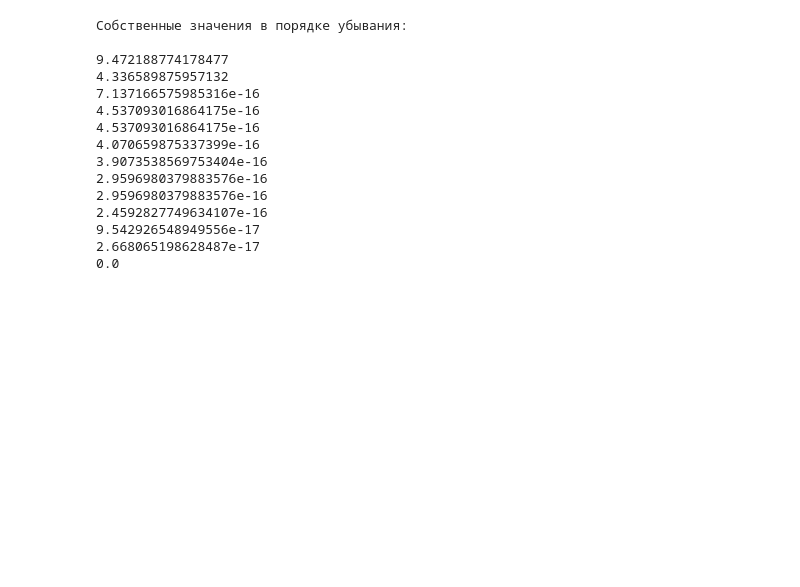
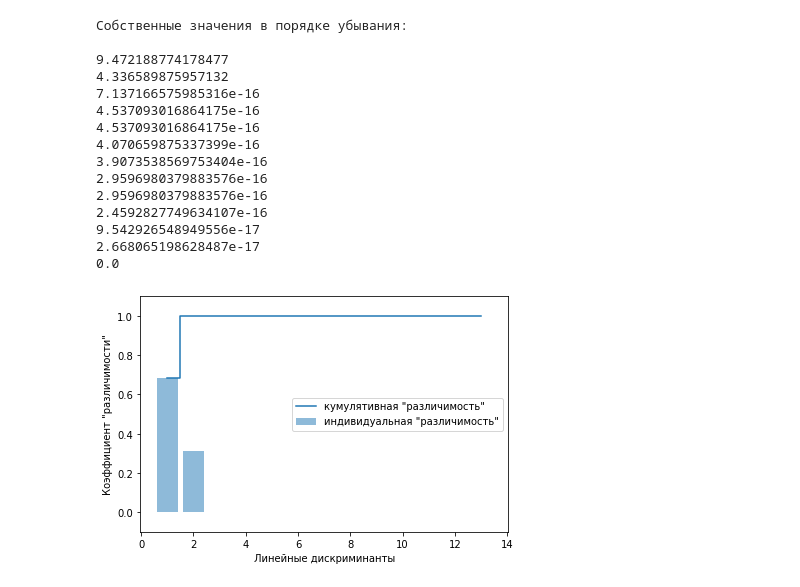
Before and after one commit to maxcool73/pml, a Jupyter notebook: dataextraction/dataextraction.ipynb, the cells around one changed output. Cells and saved outputs as stored; diff of their text form; code cells hidden in the pictures; blank space fills up the shorter version.

```diff
--- a/dataextraction/dataextraction.ipynb
+++ b/dataextraction/dataextraction.ipynb
@@ -188,3 +188,17 @@ for eigen_val in eigen_pairs:
 9.542926548949556e-17
 2.668065198628487e-17
 0.0
+# %%
+tot = sum(eigen_vals.real)
+discr = [(i / tot) for i in sorted(eigen_vals.real, reverse=True)]
+cum_discr = np.cumsum(discr)
+plt.bar(range(1, 14), discr, alpha=0.5, align='center', label='индивидуальная "различимость"')
+plt.step(range(1, 14), cum_discr, where='mid', label='кумулятивная "различимость"')
+plt.ylabel('Коэффициент "различимости"')
+plt.xlabel('Линейные дискриминанты')
+plt.ylim([-0.1, 1.1])
+plt.legend(loc='best')
+plt.tight_layout()
+plt.show()
+# %% [output]
+[figure, added]
```
Also changed, not shown: parts of 6 cells of this notebook.
